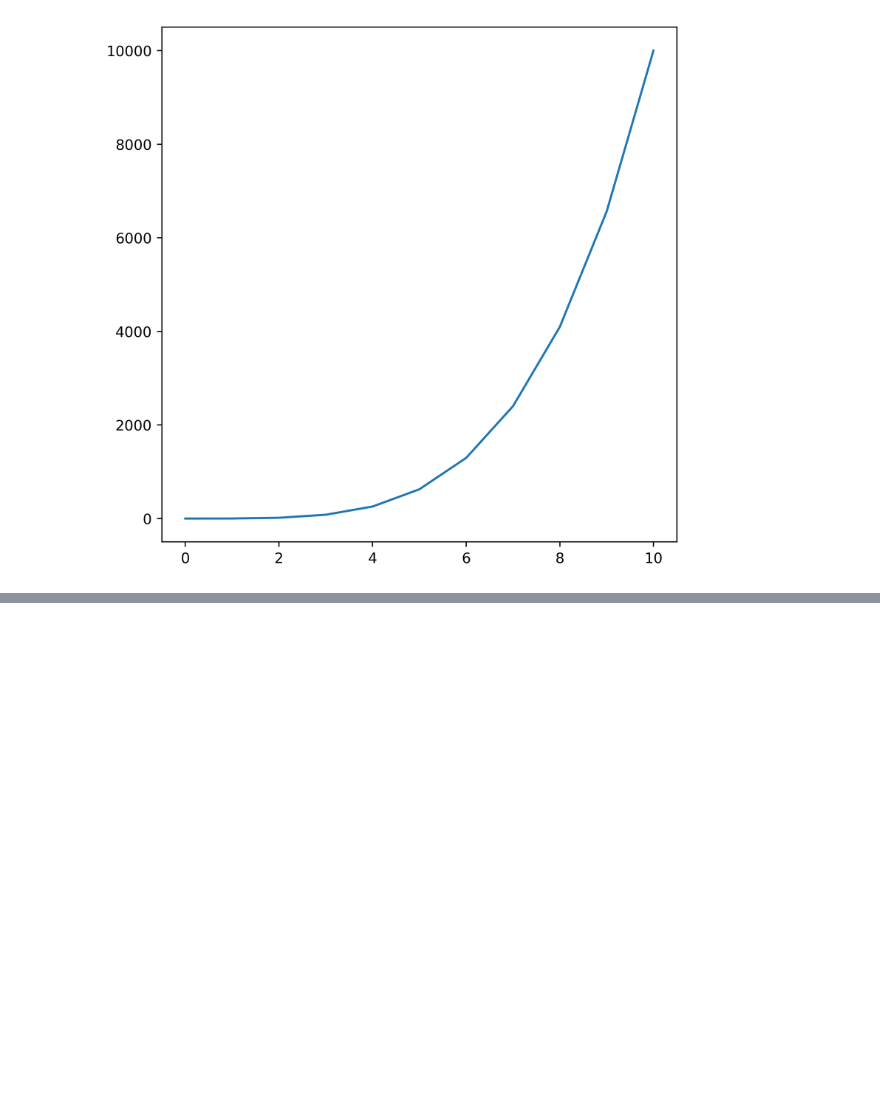
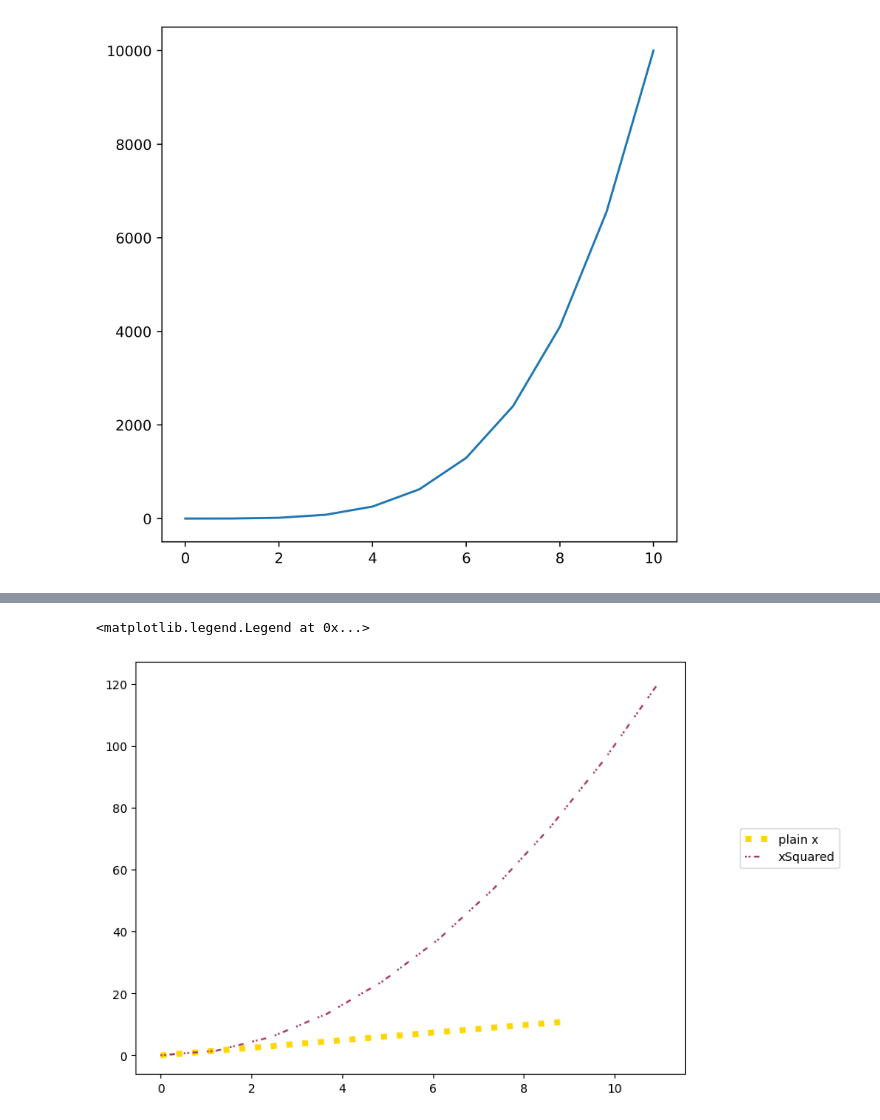
Before and after one commit to kellyjj/pythonMLClass, a Jupyter notebook: lesson6.ipynb, the cells around one changed output, grey strips where cells are left out. Saved outputs shown, nothing was run; the diff lists cells and outputs as text; code cells hidden in the pictures; blank space fills up the shorter version.

```diff
--- a/lesson6.ipynb
+++ b/lesson6.ipynb
@@ -60,0 +96,11 @@ fig.savefig('/home/kellyj/Documents/saveme.png',bbox_inches='tight')
+# %%
+fig = plt.figure()
+axes = fig.add_axes([0,0,1,1])
+x= np.linspace(0,11,10)
+axes.plot(x,label='plain x',color='gold',lw=5,ls=':')
+lines = axes.plot(x,x**2,label="xSquared",color='#a8325e')
+lines[0].set_dashes([1,1,1,2,3,5])
+axes.legend(loc=(1.1,.5))
+# %% [output]
+<matplotlib.legend.Legend at 0x...>
+[figure, added]
```
Also changed, not shown: parts of 5 cells of this notebook, 2 other files.
